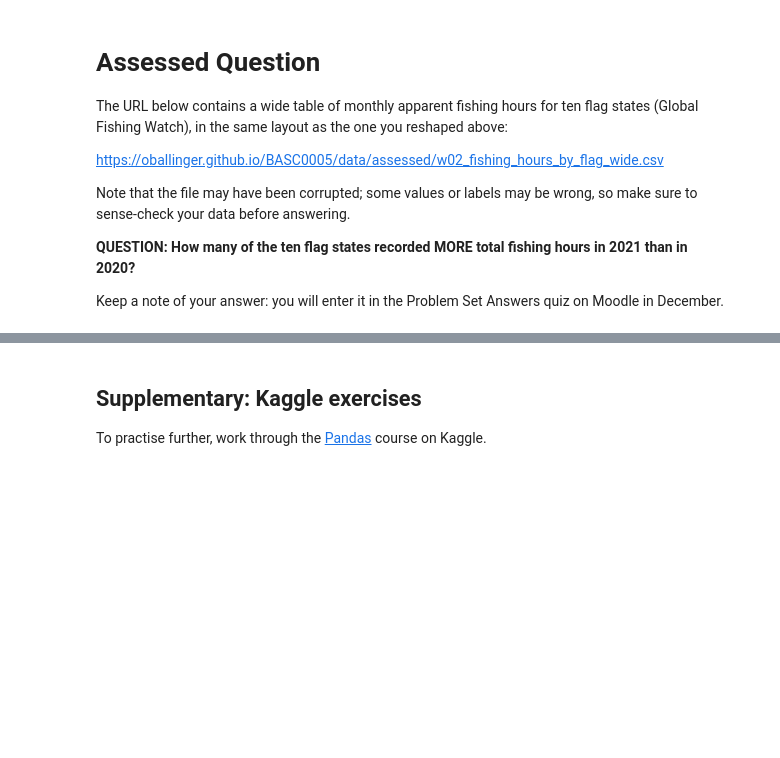
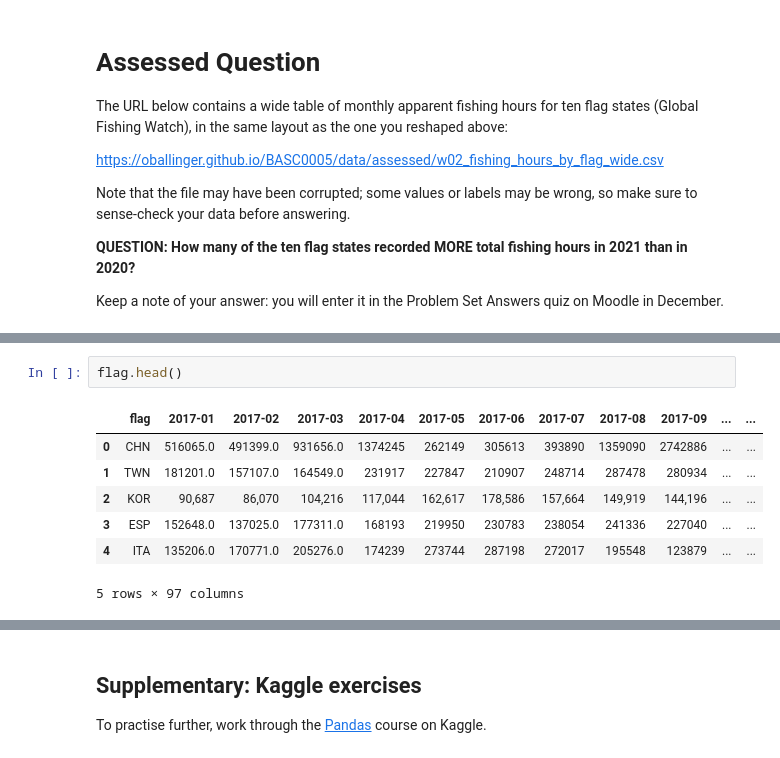
Before and after one commit to RouyiG/QM2, a Jupyter notebook: notebooks/W02. Pandas.ipynb, the cells around one changed output, grey strips where cells are left out. Drawn from its saved outputs; the diff is of its cells as text; blank space fills up the shorter version.

```diff
--- a/notebooks/W02. Pandas.ipynb
+++ b/notebooks/W02. Pandas.ipynb
@@ -394,0 +412,10 @@ Keep a note of your answer: you will enter it in the Problem Set Answers quiz on
+# %%
+flag.head()
+# %% [output]
+|  | flag | 2017-01 | 2017-02 | 2017-03 | 2017-04 | 2017-05 | 2017-06 | 2017-07 | 2017-08 | 2017-09 | ... | ... |
+| 0 | CHN | 516065.0 | 491399.0 | 931656.0 | 1374245 | 262149 | 305613 | 393890 | 1359090 | 2742886 | ... | ... |
+| 1 | TWN | 181201.0 | 157107.0 | 164549.0 | 231917 | 227847 | 210907 | 248714 | 287478 | 280934 | ... | ... |
+| 2 | KOR | 90,687 | 86,070 | 104,216 | 117,044 | 162,617 | 178,586 | 157,664 | 149,919 | 144,196 | ... | ... |
+| 3 | ESP | 152648.0 | 137025.0 | 177311.0 | 168193 | 219950 | 230783 | 238054 | 241336 | 227040 | ... | ... |
+| 4 | ITA | 135206.0 | 170771.0 | 205276.0 | 174239 | 273744 | 287198 | 272017 | 195548 | 123879 | ... | ... |
+5 rows × 97 columns
```
Also changed, not shown: parts of 25 cells of this notebook.
